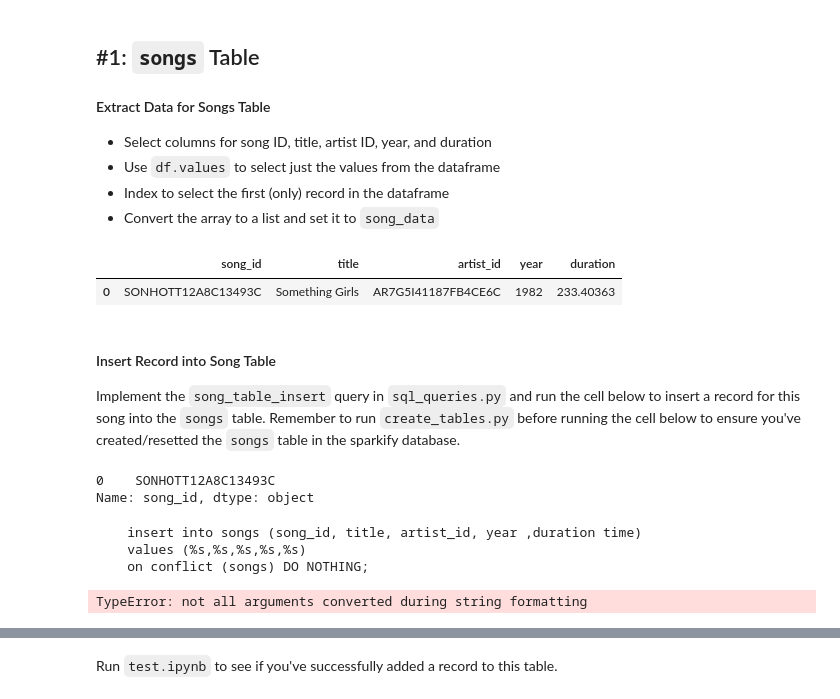
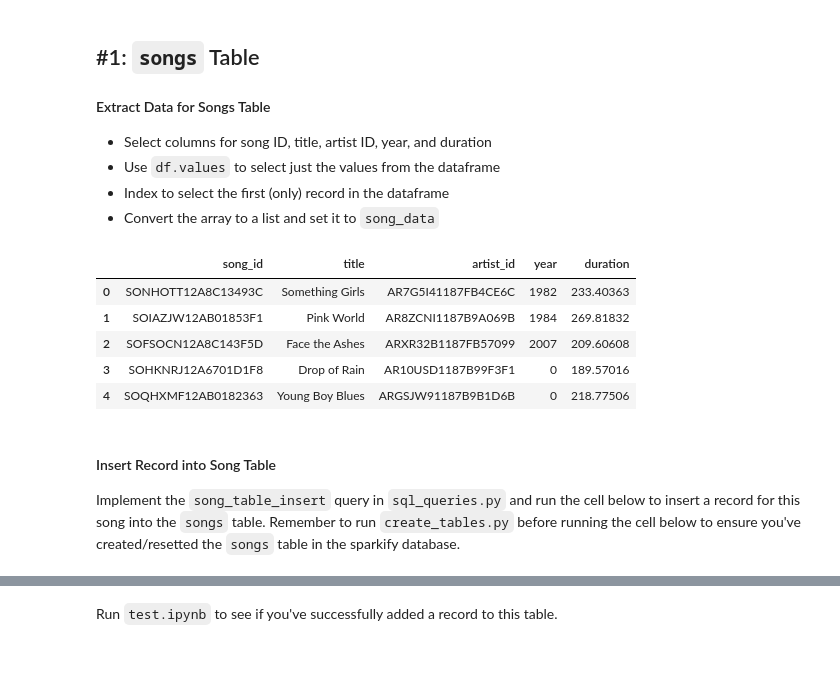
Before and after one commit to risarora/Udacity-Data-Engineering-Nanodegree, a Jupyter notebook: Project 1 Data Modeling with Postgres/etl.ipynb, the cells around one changed output, grey strips where cells are left out. Saved outputs shown, nothing was run; the diff lists cells and outputs as text; code cells hidden in the pictures; blank space fills up the shorter version.

```diff
--- a/Project 1 Data Modeling with Postgres/etl.ipynb
+++ b/Project 1 Data Modeling with Postgres/etl.ipynb
@@ -35,9 +38,9 @@ song_files = get_files('data/song_data')
 # %%
 filepath = song_files[0]
 # %%
-#iterator = iter(song_files)
-#file_path = next(iterator)
-#df = pd.read_json(filepath, lines=True)
-#for song_file in iterator:
-#    df = df.append(pd.read_json(song_file, lines=True), ignore_index=True)
-#df.head()
+iterator = iter(song_files)
+file_path = next(iterator)
+df = pd.read_json(filepath, lines=True)
+for song_file in iterator:
+    df = df.append(pd.read_json(song_file, lines=True), ignore_index=True)
+df.head()
@@ -57,21 +64,14 @@ df.head()
 # %%
 cols=['song_id', 'title', 'artist_id', 'year', 'duration']
 song_data = df[cols]
-song_data
+song_data.head()
 # %% [output]
 |  | song_id | title | artist_id | year | duration |
 | 0 | SONHOTT12A8C13493C | Something Girls | AR7G5I41187FB4CE6C | 1982 | 233.40363 |
+| 1 | SOIAZJW12AB01853F1 | Pink World | AR8ZCNI1187B9A069B | 1984 | 269.81832 |
+| 2 | SOFSOCN12A8C143F5D | Face the Ashes | ARXR32B1187FB57099 | 2007 | 209.60608 |
+| 3 | SOHKNRJ12A6701D1F8 | Drop of Rain | AR10USD1187B99F3F1 | 0 | 189.57016 |
+| 4 | SOQHXMF12AB0182363 | Young Boy Blues | ARGSJW91187B9B1D6B | 0 | 218.77506 |
 # %% [markdown]
 #### Insert Record into Song Table
 Implement the `song_table_insert` query in `sql_queries.py` and run the cell below to insert a record for this song into the `songs` table. Remember to run `create_tables.py` before running the cell below to ensure you've created/resetted the `songs` table in the sparkify database.
-# %%
-song_data['song_id']
-# %% [output]
-0    SONHOTT12A8C13493C
-Name: song_id, dtype: object
-# %%
-print(song_table_insert)
-# %% [output]
-    insert into songs (song_id, title, artist_id, year ,duration time)
-    values (%s,%s,%s,%s,%s)
-    on conflict (songs) DO NOTHING;
@@ -80,5 +77,0 @@ song_data="'SONHOTT12A8C13493C','Something Girls','AR7G5I41187FB4CE6C',1982,'233
-# %%
-cur.execute("insert into songs (song_id, title, artist_id, year ,duration) values (%s,%s,%s,%s,%s) on conflict (songs) DO NOTHING;", song_data)
-#conn.commit()
-# %% [output]
-TypeError: not all arguments converted during string formatting
```
Also changed, not shown: parts of 25 cells of this notebook, 2 other files.
